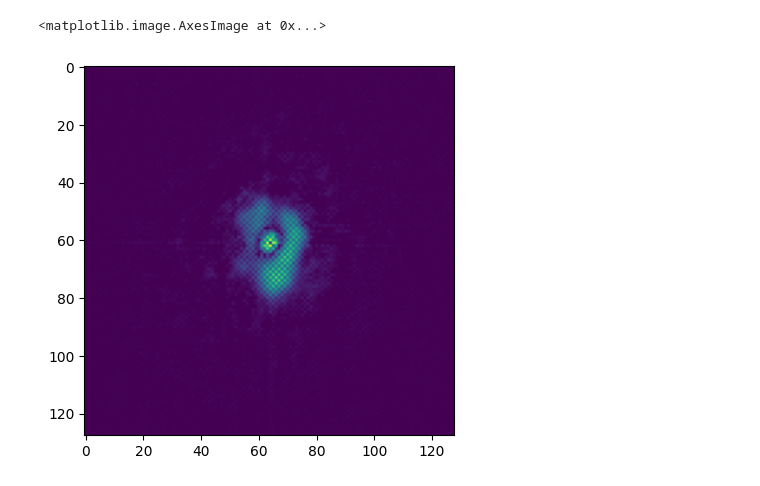
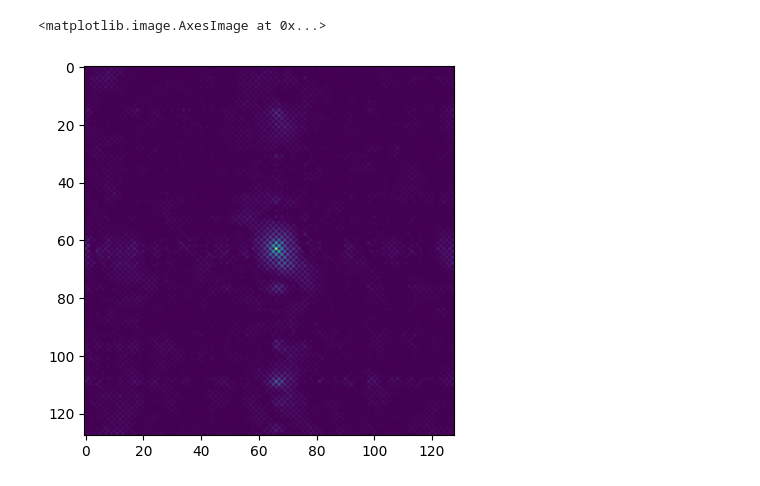
Before and after one commit to zhantaochen/neurorient, a Jupyter notebook: phase_retrieval.ipynb, the cells around one changed output. Saved outputs shown, nothing was run; the diff lists cells and outputs as text; code cells hidden in the pictures.

Commit message:
working on 10x noisy images

```diff
--- a/phase_retrieval.ipynb
+++ b/phase_retrieval.ipynb
@@ -7,4 +7,6 @@ import matplotlib.pyplot as plt
 from neurorient import NeurOrient
 from neurorient.utils_visualization import save_mrc
 from neurorient.reconstruction.phasing import PhaseRetriever
+# %%
+device = 'cuda' if torch.cuda.is_available() else 'cpu'
 # %%
@@ -16,3 +18,4 @@ dict_keys(['orientations', 'images', 'angles', 'points', 'pixel_position_recipro
 # %%
-model = NeurOrient.load_from_checkpoint('/pscratch/sd/z/zhantao/neurorient_repo/model/lightning_logs/version_14504328/checkpoints/last.ckpt')
+model = NeurOrient.load_from_checkpoint(
+    '/pscratch/sd/z/zhantao/neurorient_repo/model/lightning_logs/version_14729080/checkpoints/last.ckpt')
 # %%
@@ -55,18 +43,19 @@ plt.imshow(slices_pred[3,0].detach(), vmax=slices_pred.max() * 1e-3)
 # %%
 import numpy as np
 
+model.to(device)
+
 grid_reciprocal = model.grid_position_reciprocal / model.grid_position_reciprocal.max()
 with torch.no_grad():
-    intensity = model.predict_intensity(np.pi * grid_reciprocal.cpu())
-intensity_pred = torch.exp(intensity) - 1
-plt.imshow(intensity_pred[64], vmax=10)
+    intensity = model.predict_intensity(np.pi * grid_reciprocal.to(device))
+intensity_pred = torch.exp(intensity)
 # %%
-phase_retriever = PhaseRetriever(n_phase_loops=30, beta=0.9)
-rho_phased, support_phased = phase_retriever.phase(intensity_pred.sqrt())
+phase_retriever = PhaseRetriever(n_phase_loops=30, beta=0.5)
+rho_phased, support_phased = phase_retriever.phase(intensity_pred.sqrt().to('cuda'))
 # %%
-plt.imshow(rho_phased[64].clip(0))
+plt.imshow(rho_phased[64].clip(0).cpu())
 # %% [output]
 <matplotlib.image.AxesImage at 0x...>
-[figure, old version]
+[figure, new version]
 # %%
 save_mrc('1bxr.mrc', rho_phased.detach().cpu().numpy())
```
Also changed, not shown: parts of 4 cells of this notebook, 8 other files.
